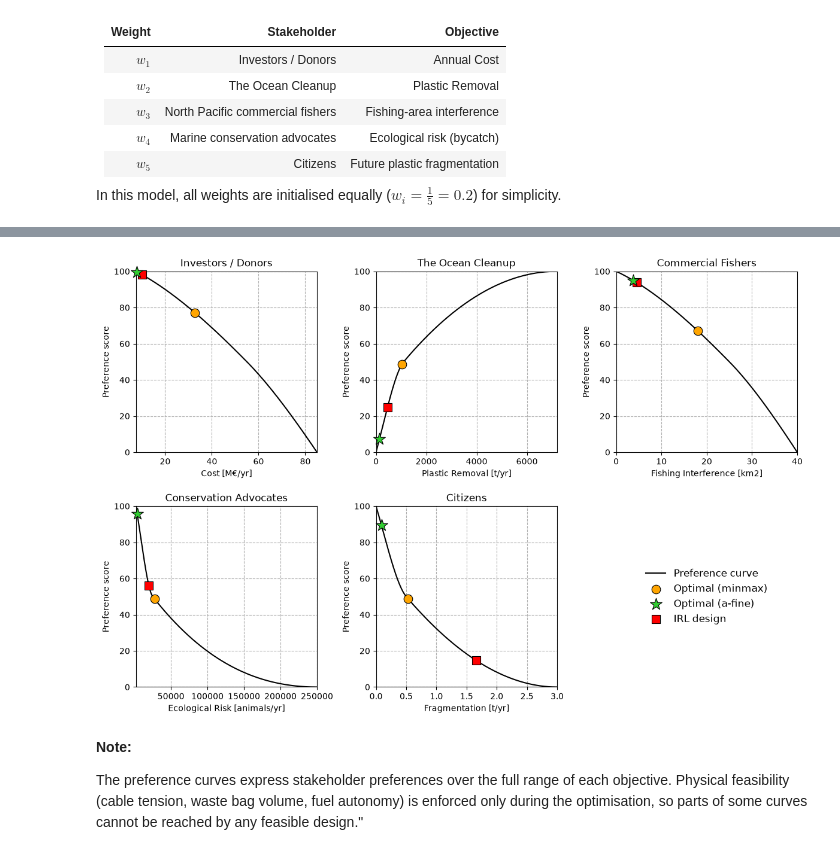
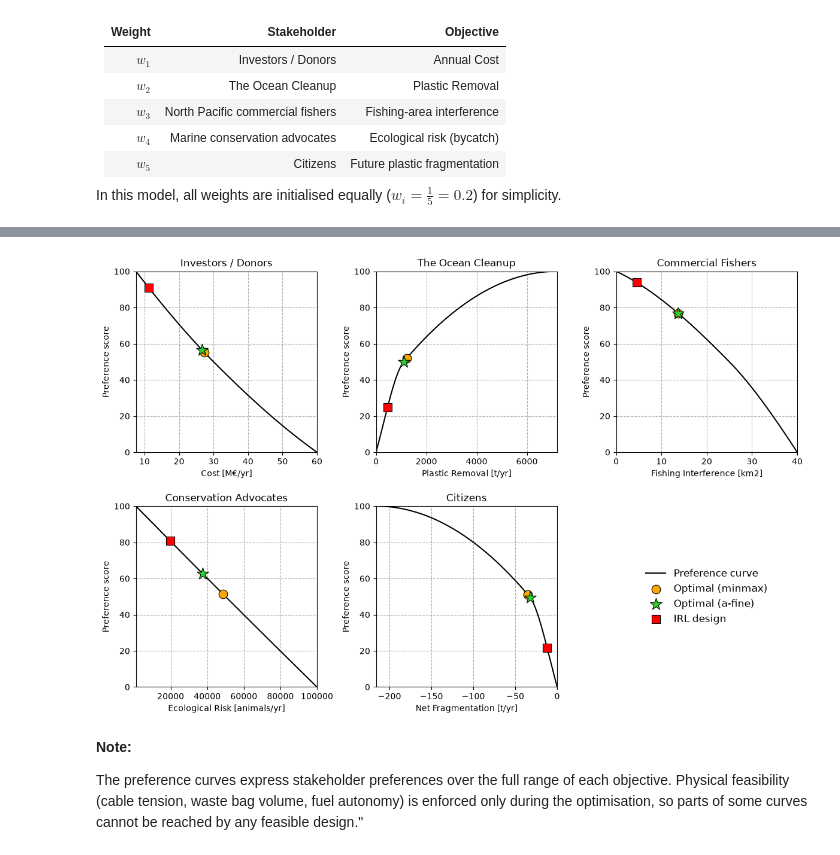
Before and after one commit to LeoLoze/-The_Ocean_CleanUp_System_03-, a Jupyter notebook: Civil-Engineering-Systems-Design-main/Our project/OceanCleanup_System03.ipynb, the cells around one changed output, grey strips where cells are left out. Cells and saved outputs as stored; diff of their text form; code cells hidden in the pictures.

Commit message:
fine-tuning for optimisation

```diff
--- a/Civil-Engineering-Systems-Design-main/Our project/OceanCleanup_System03.ipynb
+++ b/Civil-Engineering-Systems-Design-main/Our project/OceanCleanup_System03.ipynb
@@ -234,7 +244,7 @@ plastic_size_char = 50      # characteristic size of the plastic size distributi
 charter_cost      = 7.5e6   # fixed cost per system: two vessels + crew per year [EUR/yr] - The Ocean Cleanup (2024)
 material_cost     = 150     # barrier / skirt material cost per m2 of skirt [EUR/m2] - Cleaner Ocean Foundation (2023)
 barrier_lifetime  = 5       # lifetime of the barrier, used to annualise material cost [yr] - Tanis (2016)
-drag_coeff        = 0.85    # drag coefficient of the porous barrier/skirt [-] (below 1.0 of a solid flat plate)
+drag_coeff        = 1.2    # drag coefficient of the porous barrier/skirt [-] (below 1.0 of a solid flat plate)
 prop_efficiency   = 0.6     # propulsion efficiency of the towing vessels [-] - Saettone et al. (2021)
 fuel_cost         = 0.25    # fuel cost per kWh of delivered towing energy [EUR/kWh]
 
@@ -259,6 +269,7 @@ mesh_ref          = 10      # mesh size of the reference system (System 002) [mm
 # Objective 5 - Future plastic fragmentation
 
 frag_factor       = 0.01    # fraction of passing plastic that fragments at a towing speed of 1 m/s [-] - The Ocean Cleanup (2026)
+natural_frag_rate = 0.03    # share of floating plastic mass that degrades into microplastic per year, d [1/yr] - Lebreton et al. (2019)
 # %%
 # Define objective functions
 
@@ -423,17 +439,17 @@ Each preference curve is then combined with its corresponding objective function
 # Three points per stakeholder: ideal (100), halfway satisfied (50) and unacceptable (0).
 # The 50-point sets the curve shape. Values beyond the outer points are clipped in pref_score below.
 
-prefs_before = [[[7.5, 55, 85],             [100, 50, 0]],          # preference cost [MEUR/yr]
+prefs_before = [[[7.5, 30, 60],             [100, 50, 0]],          # preference cost [MEUR/yr]
                 [[0, 1100, 7200],           [0, 50, 100]],          # preference plastic removal [t/yr]
                 [[0, 25, 40],               [100, 50, 0]],          # preference fishing-area interference [km2]
-                [[2e3, 2.5e4, 2.5e5],       [100, 50, 0]],          # preference ecological risk (bycatch) [animals/yr]
-                [[0, 0.5, 3],               [100, 50, 0]]]          # preference future plastic fragmentation [t/yr]
+                [[1e3, 5e4, 1e5],       [100, 50, 0]],          # preference ecological risk (bycatch) [animals/yr]
+                [[-216, -33, 0],            [100, 50, 0]]]          # preference future plastic fragmentation, net [t/yr]
 
-pref_after = [[[7.5, 55, 85],               [100, 50, 0]],          # update after the stakeholder game
+pref_after = [[[7.5, 30, 60],               [100, 50, 0]],          # update after the stakeholder game
               [[0, 1100, 7200],             [0, 50, 100]],
               [[0, 25, 40],                 [100, 50, 0]],
-              [[2e3, 2.5e4, 2.5e5],         [100, 50, 0]],
-              [[0, 0.5, 3],                 [100, 50, 0]]]
+              [[1e3, 5e4, 1e5],         [100, 50, 0]],
+              [[-216, -33, 0],              [100, 50, 0]]]
 
 prefs = prefs_before  # set to which preferences to use
 
@@ -558,6 +579,17 @@ paradigm = ['minmax', 'a-fine']  # 'minmax' or 'a-fine' or 'tetra' ('tetra' need
 markers  = ['o', '*', '^']
 colours  = ['orange', 'limegreen', 'royalblue']
 sizes    = [110, 220, 130]   # a star looks much smaller than a circle at the same size, so it gets a larger size
+
+n_runs    = 5                                             # number of GA runs per paradigm, each with its own random seed
+max_stall = {'minmax': 30, 'a-fine': 60, 'tetra': 16}     # stopping criterion per paradigm (for a-fine: the number of generations)
+
+optimal_designs = {}   # best design per paradigm, for later use
+
+
+def feasible(population):
+    """Boolean array that is True for the designs of a population that satisfy all constraints."""
+    return np.all([con(population) <= 0 for _, con in cons], axis=0)
+
 
 # Define the figure and axes before the loop
 fig, axes = plt.subplots(2, 3, figsize=(12, 8))
@@ -580,15 +612,52 @@ for i in range(len(paradigm)):
         'n_iter': 400,
         'n_pop': 500,
         'r_cross': 0.8,
-        'max_stall': 16,
+        'max_stall': max_stall[paradigm[i]],
         'aggregation': paradigm[i],
         'var_type_mixed': var_type_mixed   # x3 (number of systems) is an integer, the others are real
     }
 
-    # Run the GA and print its result
-    print(f'\nRun GA with {paradigm[i]}')
-    ga = GeneticAlgorithm(objective=objective, constraints=cons, bounds=bounds, options=options)
-    _, optimal_design_var, _ = ga.run()
+    # Run the GA several times and print one line per run
+    print(f'\nRun GA with {paradigm[i]} ({n_runs} runs)')
+    run_designs, run_scores = [], []
+    for seed in range(n_runs):
+        np.random.seed(seed)   # fixed seed per run, so the results are reproducible
+
+        # wrapper around the objective that stores every population the GA evaluates
+        evaluated = []
+        def recording_objective(variables):
+            evaluated.append(variables)
+            return objective(variables)
+
+        with contextlib.redirect_stdout(io.StringIO()):   # hides the repeated 'type of aggregation' message
+            ga = GeneticAlgorithm(objective=recording_objective, constraints=cons, bounds=bounds, options=options)
+
+        if paradigm[i] == 'a-fine':
+            # a-fine scores are relative, so the GA returns the best design of its first generation and always warns
+            # about too fast convergence. We hide that warning and take the best feasible design of the final generation.
+            with contextlib.redirect_stdout(io.StringIO()):
+                ga.run(verbose=False)
+            final_population = evaluated[-1][feasible(evaluated[-1])]
+            design = final_population[np.argmin(a_fine_aggregator(*objective(final_population)))]
+            score_text = ''
+        else:
+            score, design, _ = ga.run(verbose=False)
+            run_scores.append(score)
+            score_text = f' | score = {score:.3f}'
+
+        run_designs.append(np.array(design))
+        run_prefs = [float(pf(*design)) for pf in pref_funcs]
+        print(f'  run {seed + 1}: {len(evaluated):>3} generations | x = [' + ', '.join(f'{v:.2f}' for v in design)
+              + '] | preference scores = [' + ', '.join(f'{p:.1f}' for p in run_prefs) + ']' + score_text)
+
+    # Keep the best run: lowest score for minmax, one more a-fine aggregation of the run winners for a-fine
+    if paradigm[i] == 'a-fine':
+        best_run = int(np.argmin(a_fine_aggregator(*objective(np.array(run_designs)))))
+    else:
+        best_run = int(np.argmin(run_scores))
+    optimal_design_var = run_designs[best_run]
+    optimal_designs[paradigm[i]] = optimal_design_var
+    print(f'Best run: {best_run + 1}')
 
     # print the optimal design variable values
     print(f'Optimal design variable values using {paradigm[i]}:')
@@ -652,4 +721,4 @@ Generation   Best score   Mean             Max stall    Diversity    Number of n
-[figure, old version]
+[figure, new version]
 # %% [markdown]
 **Note:**
 
```
Also changed, not shown: parts of 11 cells of this notebook, 11 other files.
